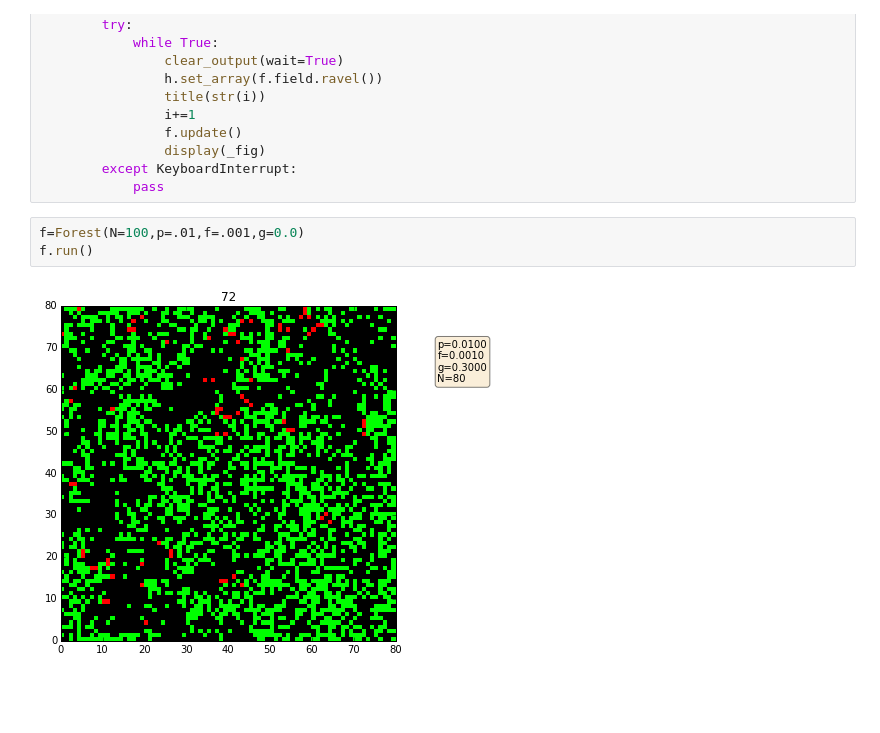
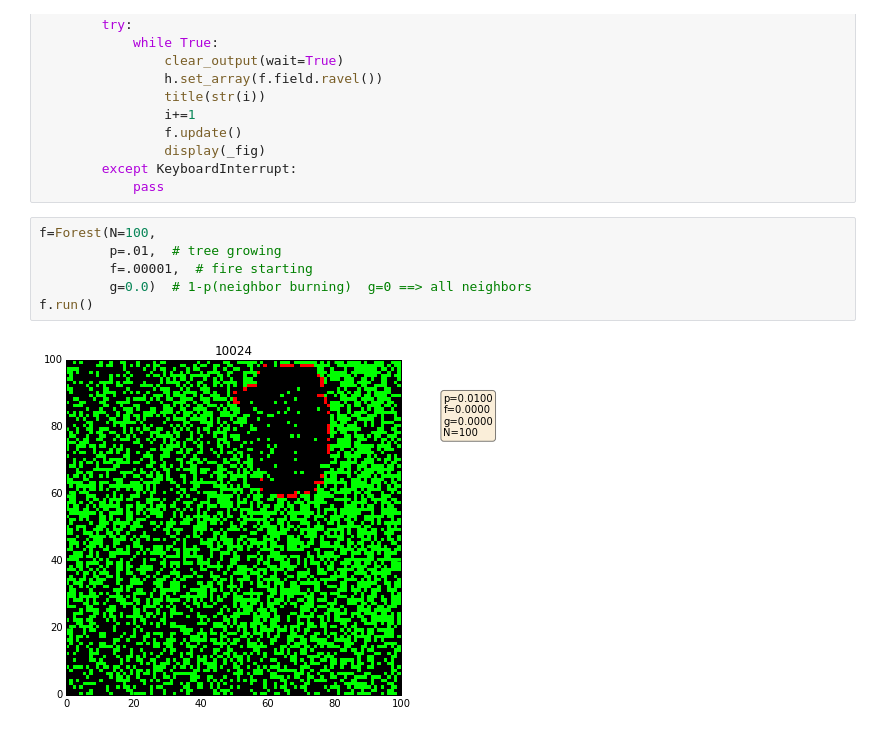
Before and after one commit to bblais/Systems-Modeling-Spring-2015-Notebooks, a Jupyter notebook: Thursday Apr 16 2015 Forest Fire.ipynb, the cells around one changed output. Cells and saved outputs as stored; diff of their text form; blank space fills up the shorter version.

```diff
--- a/Thursday Apr 16 2015 Forest Fire.ipynb
+++ b/Thursday Apr 16 2015 Forest Fire.ipynb
@@ -90,7 +90,10 @@ class Forest(object):
         except KeyboardInterrupt:
             pass
 # %%
-f=Forest(N=100,p=.01,f=.001,g=0.0)
+f=Forest(N=100,
+         p=.01,  # tree growing
+         f=.00001,  # fire starting
+         g=0.0)  # 1-p(neighbor burning)  g=0 ==> all neighbors
 f.run()
 # %% [output]
-[figure, old version]
+[figure, new version]
```
Also changed, not shown: 5 other files.
